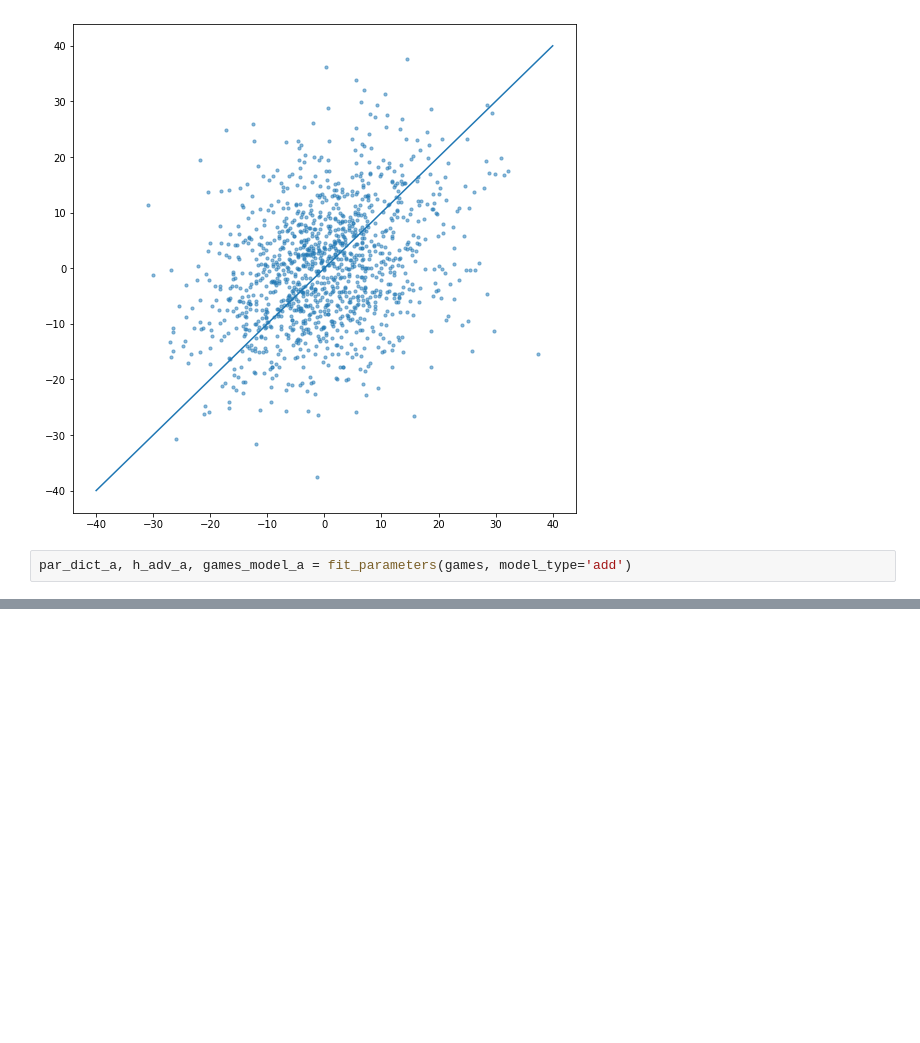
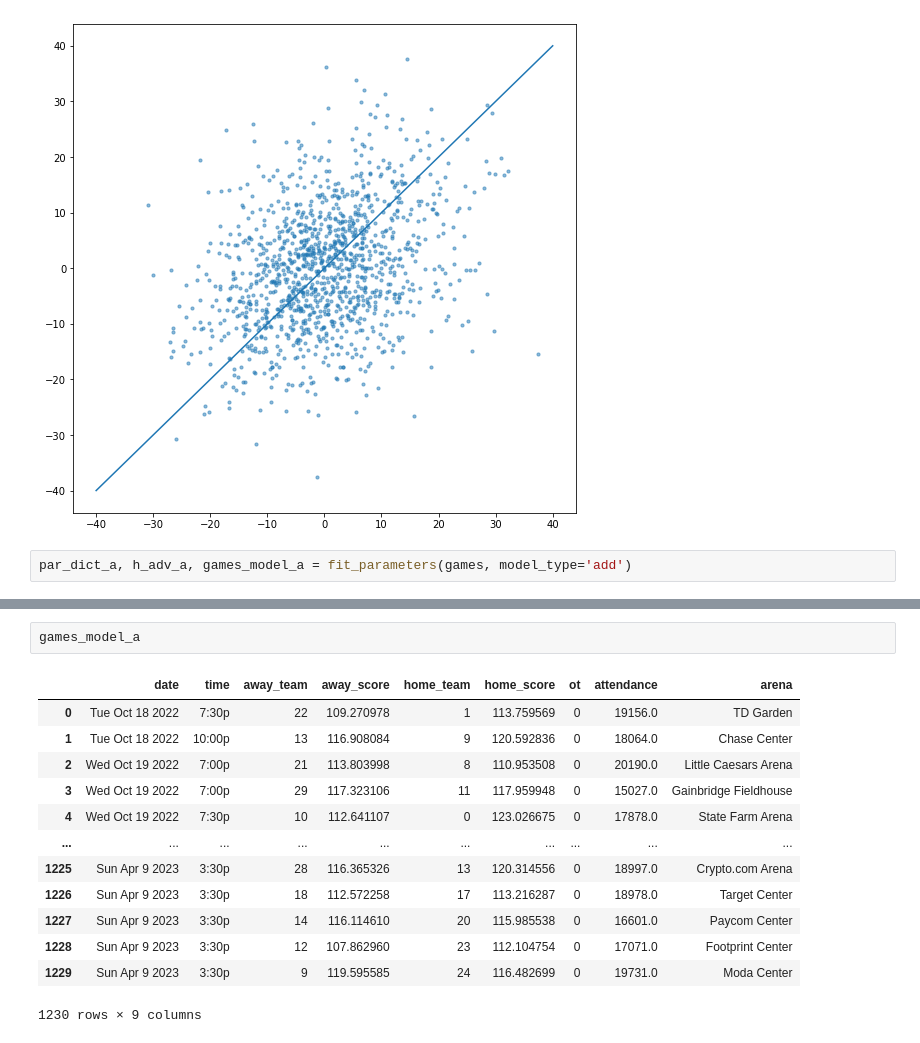
Before and after one commit to daviderics/Basketball-Model, a Jupyter notebook: bball_modeler.ipynb, the cells around one changed output, grey strips where cells are left out. Cells and saved outputs as stored; diff of their text form; blank space fills up the shorter version.

```diff
--- a/bball_modeler.ipynb
+++ b/bball_modeler.ipynb
@@ -428,0 +494,16 @@ par_dict_a
+# %%
+games_model_a
+# %% [output]
+|  | date | time | away_team | away_score | home_team | home_score | ot | attendance | arena |
+| 0 | Tue Oct 18 2022 | 7:30p | 22 | 109.270978 | 1 | 113.759569 | 0 | 19156.0 | TD Garden |
+| 1 | Tue Oct 18 2022 | 10:00p | 13 | 116.908084 | 9 | 120.592836 | 0 | 18064.0 | Chase Center |
+| 2 | Wed Oct 19 2022 | 7:00p | 21 | 113.803998 | 8 | 110.953508 | 0 | 20190.0 | Little Caesars Arena |
+| 3 | Wed Oct 19 2022 | 7:00p | 29 | 117.323106 | 11 | 117.959948 | 0 | 15027.0 | Gainbridge Fieldhouse |
+| 4 | Wed Oct 19 2022 | 7:30p | 10 | 112.641107 | 0 | 123.026675 | 0 | 17878.0 | State Farm Arena |
+| ... | ... | ... | ... | ... | ... | ... | ... | ... | ... |
+| 1225 | Sun Apr 9 2023 | 3:30p | 28 | 116.365326 | 13 | 120.314556 | 0 | 18997.0 | Crypto.com Arena |
+| 1226 | Sun Apr 9 2023 | 3:30p | 18 | 112.572258 | 17 | 113.216287 | 0 | 18978.0 | Target Center |
+| 1227 | Sun Apr 9 2023 | 3:30p | 14 | 116.114610 | 20 | 115.985538 | 0 | 16601.0 | Paycom Center |
+| 1228 | Sun Apr 9 2023 | 3:30p | 12 | 107.862960 | 23 | 112.104754 | 0 | 17071.0 | Footprint Center |
+| 1229 | Sun Apr 9 2023 | 3:30p | 9 | 119.595585 | 24 | 116.482699 | 0 | 19731.0 | Moda Center |
+1230 rows × 9 columns
```
Also changed, not shown: parts of 10 cells of this notebook.
